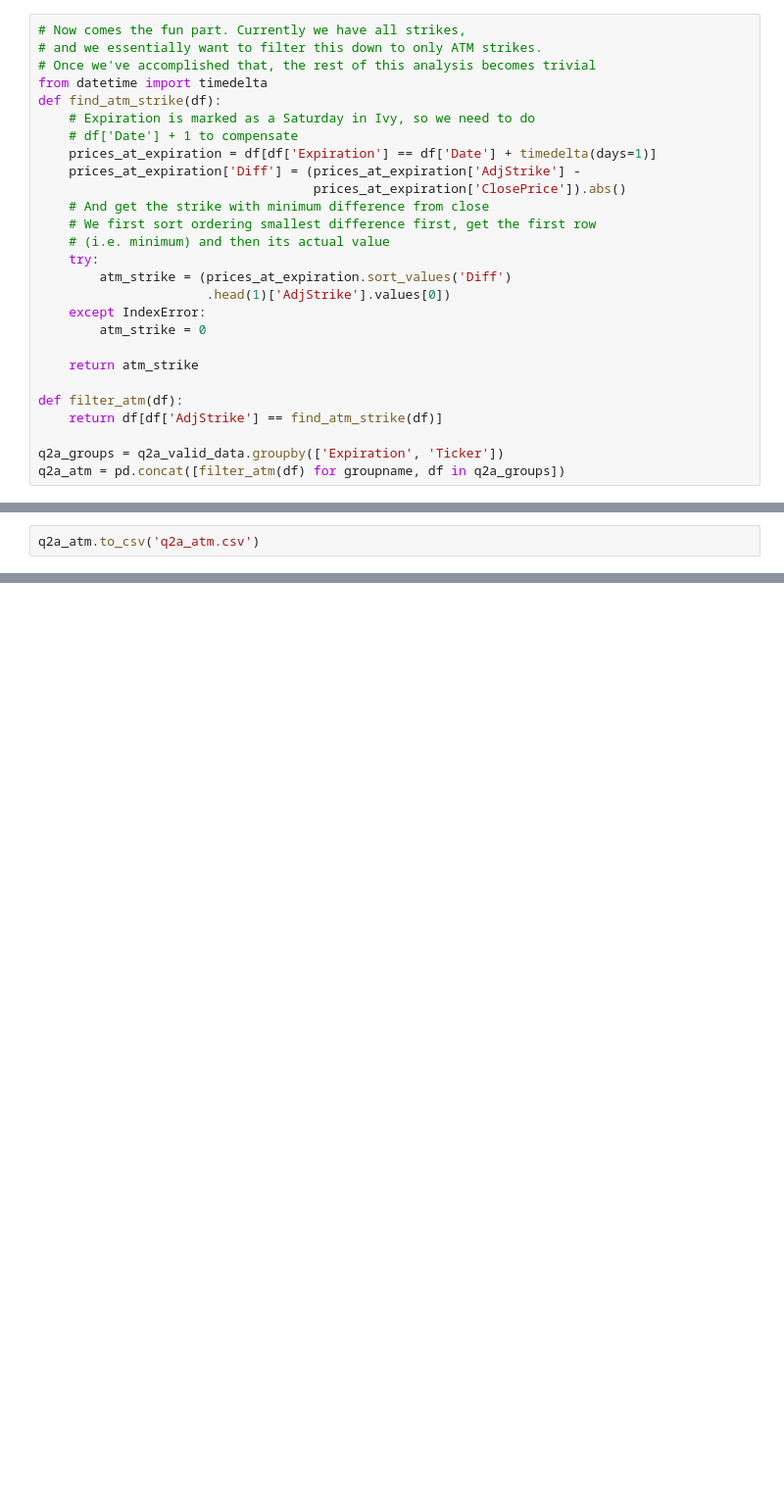
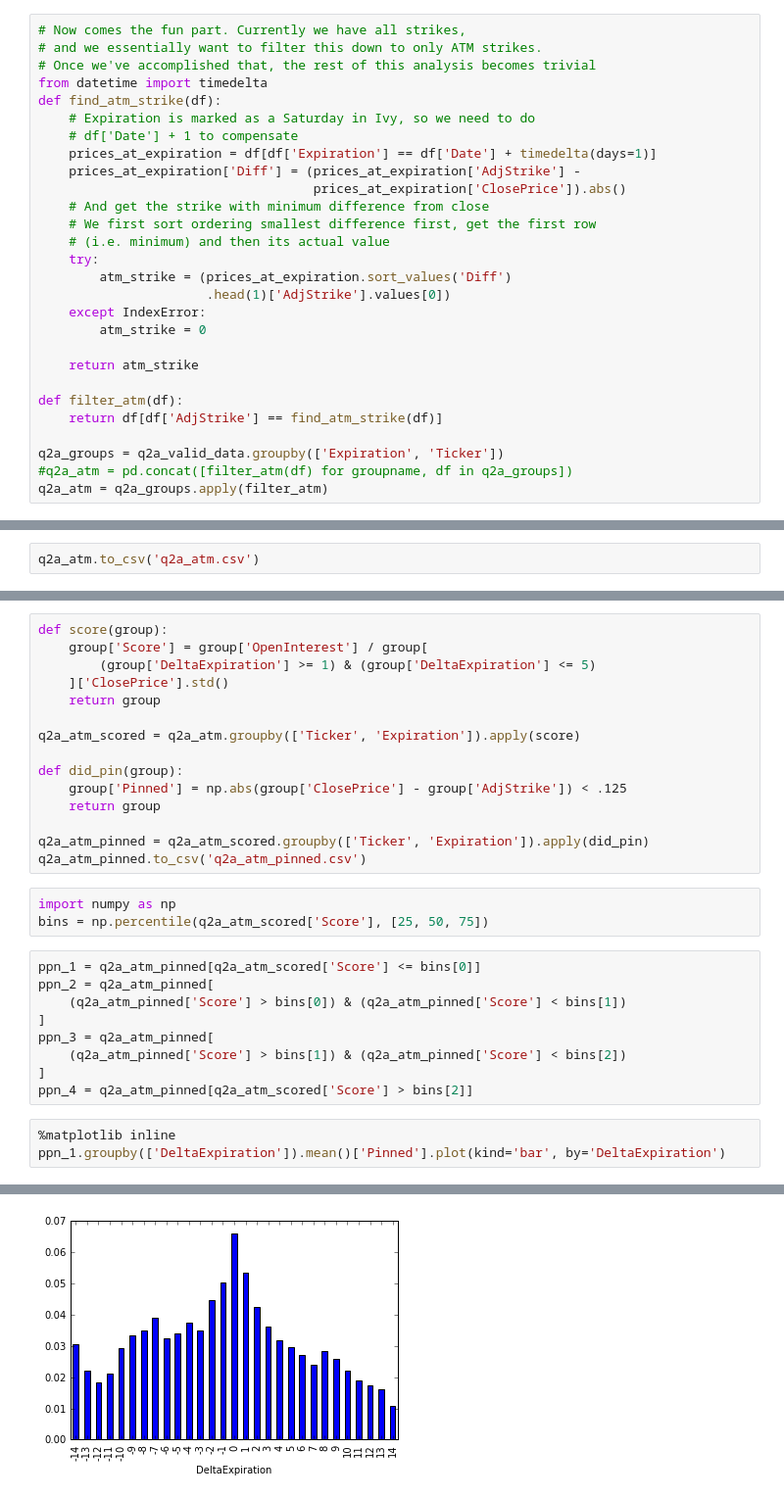
Before and after one commit to bspeice/experimental-finance, a Jupyter notebook: problem_set_4/Q2.ipynb, the cells around one changed output, grey strips where cells are left out. Shown at 98% size. Cells and saved outputs as stored; diff of their text form; blank space fills up the shorter version.

```diff
--- a/problem_set_4/Q2.ipynb
+++ b/problem_set_4/Q2.ipynb
@@ -75,7 +76,8 @@ def filter_atm(df):
     return df[df['AdjStrike'] == find_atm_strike(df)]
 
 q2a_groups = q2a_valid_data.groupby(['Expiration', 'Ticker'])
-q2a_atm = pd.concat([filter_atm(df) for groupname, df in q2a_groups])
+#q2a_atm = pd.concat([filter_atm(df) for groupname, df in q2a_groups])
+q2a_atm = q2a_groups.apply(filter_atm)
 # %% [output]
 A value is trying to be set on a copy of a slice from a DataFrame.
 Try using .loc[row_indexer,col_indexer] = value instead
@@ -96,0 +116,31 @@ def bus_days_between(start, end):
+# %%
+def score(group):
+    group['Score'] = group['OpenInterest'] / group[
+        (group['DeltaExpiration'] >= 1) & (group['DeltaExpiration'] <= 5)
+    ]['ClosePrice'].std()
+    return group
+
+q2a_atm_scored = q2a_atm.groupby(['Ticker', 'Expiration']).apply(score)
+
+def did_pin(group):
+    group['Pinned'] = np.abs(group['ClosePrice'] - group['AdjStrike']) < .125
+    return group
+
+q2a_atm_pinned = q2a_atm_scored.groupby(['Ticker', 'Expiration']).apply(did_pin)
+q2a_atm_pinned.to_csv('q2a_atm_pinned.csv')
+# %%
+import numpy as np
+bins = np.percentile(q2a_atm_scored['Score'], [25, 50, 75])
+# %%
+ppn_1 = q2a_atm_pinned[q2a_atm_scored['Score'] <= bins[0]]
+ppn_2 = q2a_atm_pinned[
+    (q2a_atm_pinned['Score'] > bins[0]) & (q2a_atm_pinned['Score'] < bins[1])
+]
+ppn_3 = q2a_atm_pinned[
+    (q2a_atm_pinned['Score'] > bins[1]) & (q2a_atm_pinned['Score'] < bins[2])
+]
+ppn_4 = q2a_atm_pinned[q2a_atm_scored['Score'] > bins[2]]
+# %%
+%matplotlib inline
+ppn_1.groupby(['DeltaExpiration']).mean()['Pinned'].plot(kind='bar', by='DeltaExpiration')
+# %% [output]
@@ -96,0 +148 @@ def bus_days_between(start, end):
+[figure, added]
```
Also changed, not shown: parts of 24 cells of this notebook, 1 other file.
